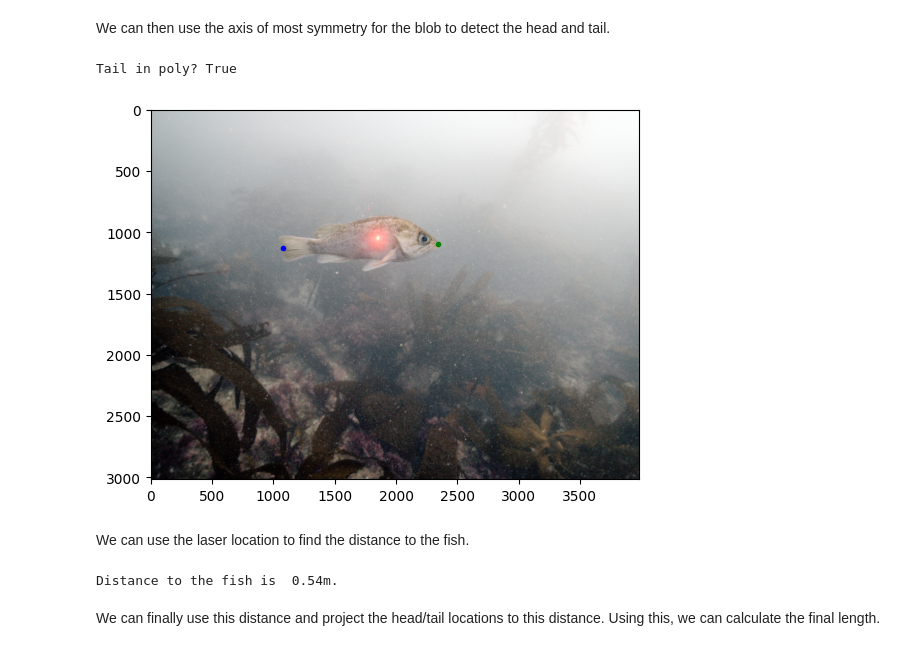
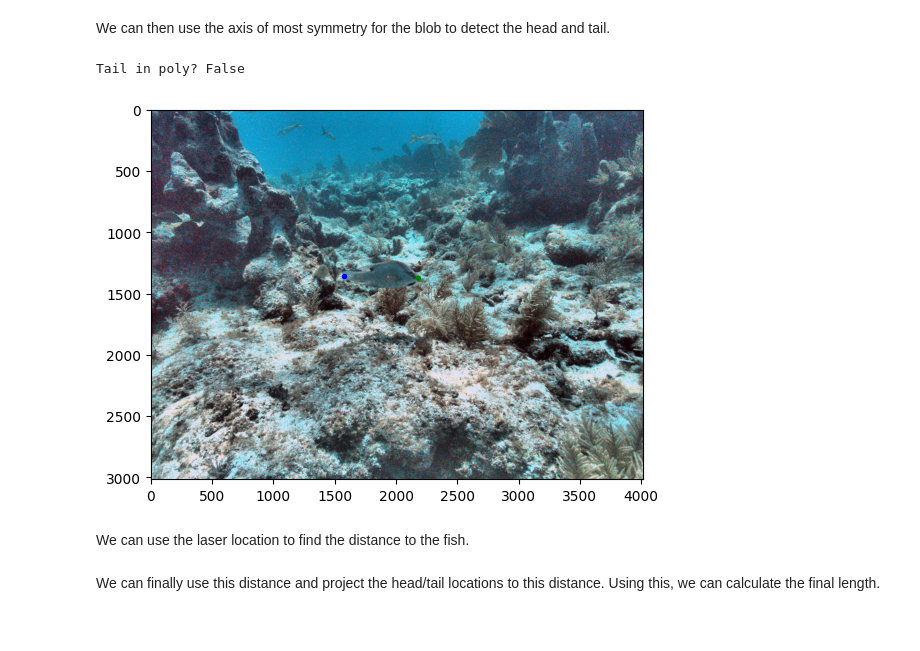
Before and after one commit to UCSD-E4E/fishsense-lite, a Jupyter notebook: demo/pipeline.ipynb, the cells around one changed output. Saved outputs shown, nothing was run; the diff lists cells and outputs as text; code cells hidden in the pictures.

Commit message:
feat: better raw processing and seathru

```diff
--- a/demo/pipeline.ipynb
+++ b/demo/pipeline.ipynb
@@ -54,18 +69,17 @@ def uint16_2_uint8(img: np.ndarray) -> np.ndarray:
 # %% [markdown]
 In order to have greater control over the image processing steps, begin with the RAW output.  This allows us to keep more information than would be possible otherwise.
 # %%
-raw_processor_hist_eq = RawProcessor()
-raw_processor = RawProcessor(enable_histogram_equalization=False)
+
+raw_processor = RawProcessor(Path(input_file))
+dark_raw_processor = RawProcessorOld(Path(input_file), enable_histogram_equalization=False)
 
 image_rectifier = ImageRectifier(lens_calibration)
 
-img = raw_processor_hist_eq.load_and_process(Path(input_file))
-img_dark = raw_processor.load_and_process(Path(input_file))
+img = next(raw_processor.__iter__())
+img = image_rectifier.rectify(img)
 
-img = image_rectifier.rectify(img)
+img_dark = next(dark_raw_processor.__iter__())
 img_dark = image_rectifier.rectify(img_dark)
 
 img8 = uint16_2_uint8(img)
 img_dark8 = uint16_2_uint8(img_dark)
-
-imshow(img)
@@ -89,0 +111,6 @@ plt.show()
+# %%
+ml_depth_map = DepthAnythingDepthMap(img8, device)
+scale = depth_map.depth_map[0, 0] / ml_depth_map.depth_map[int(laser_coords[1]), int(laser_coords[0])]
+ml_depth_map.rescale(scale)
+
+plt.imshow(ml_depth_map.depth_map)
@@ -89,0 +120,5 @@ plt.show()
+# %%
+color_correction = ColorCorrection()
+img_corrected = color_correction.correct_color(img8, ml_depth_map)
+
+imshow(img_corrected)
@@ -90,10 +137,10 @@ plt.show()
 # %% [markdown]
 We use Fishial to find the mask for the fish.
 # %%
-# fish_segmentation_inference = FishSegmentationFishialPyTorch(device)
-fish_segmentation_inference = FishSegmentationFishialOnnx()
+fish_segmentation_inference = FishSegmentationFishialPyTorch(device)
+# fish_segmentation_inference = FishSegmentationFishialOnnx()
 # fish_segmentation_inference = FishSegmentation()
-segmentations = fish_segmentation_inference.inference(img8)
+segmentations = fish_segmentation_inference.inference(img_corrected)
 
 plt.imshow(segmentations)
 plt.show()
@@ -114,21 +161,16 @@ We can then use the axis of most symmetry for the blob to detect the head and ta
 # %%
 fish_head_tail_detector = FishPointsOfInterestDetector()
 left_coord, right_coord = fish_head_tail_detector.find_points_of_interest(mask)
 
-imshow(img)
+imshow(img_corrected)
 plt.plot(left_coord[0], left_coord[1], 'g.')
 plt.plot(right_coord[0], right_coord[1], 'b.')
 plt.show()
 # %% [output]
-Tail in poly? True
+Tail in poly? False
-[figure, old version]
+[figure, new version]
 # %% [markdown]
 We can use the laser location to find the distance to the fish.
-# %%
-depth_map = LaserDepthMap(laser_coords, lens_calibration, laser_calibration)
-print(f"Distance to the fish is {depth_map.depth_map[0, 0]: 0.2f}m.")
-# %% [output]
-Distance to the fish is  0.54m.
 # %% [markdown]
 We can finally use this distance and project the head/tail locations to this distance.  Using this, we can calculate the final length.
 # %%
```
Also changed, not shown: parts of 14 cells of this notebook, 3 other files.
